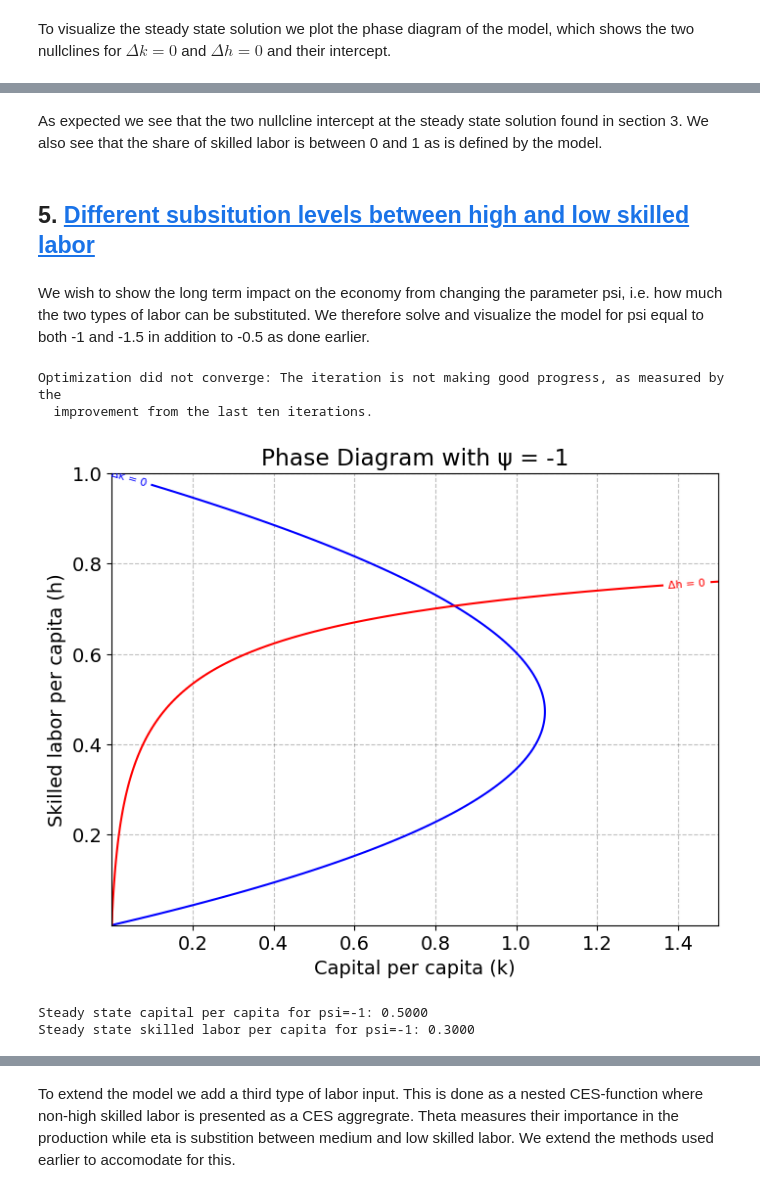
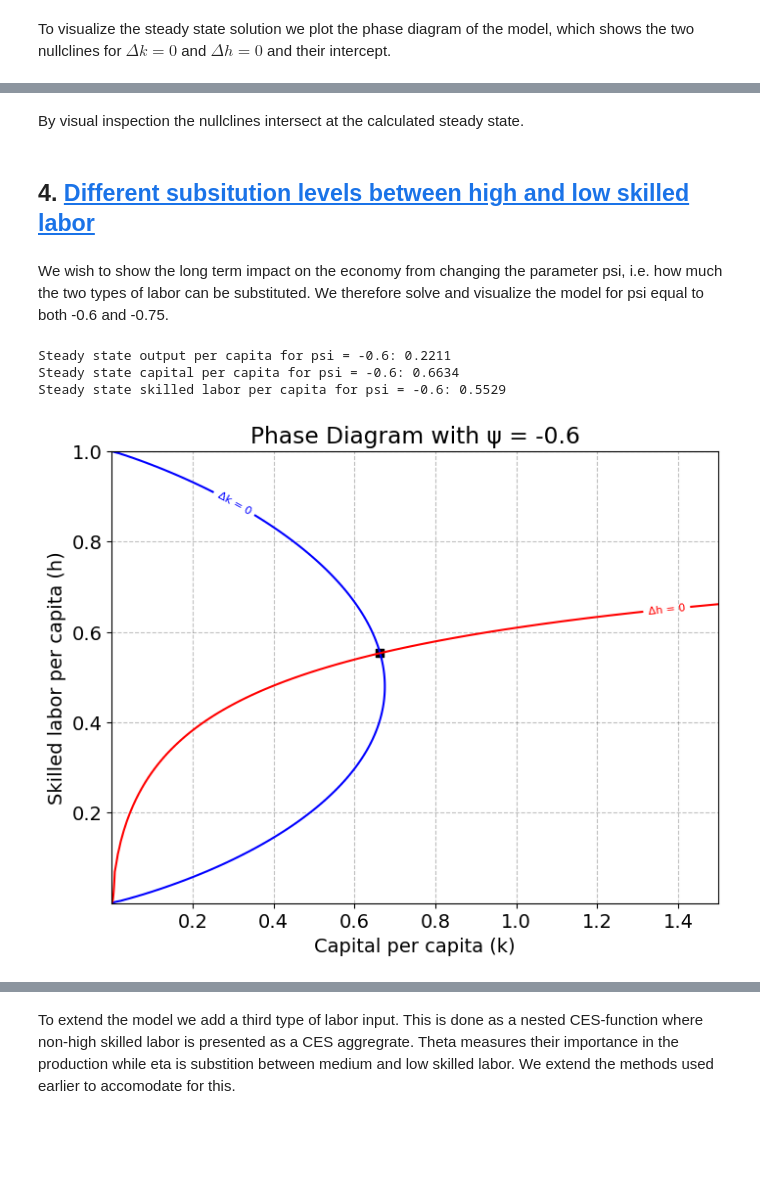
Before and after one commit to NumEconCopenhagen/projects-2024-flation, a Jupyter notebook: modelproject/Model.ipynb, the cells around one changed output, grey strips where cells are left out. Saved outputs shown, nothing was run; the diff lists cells and outputs as text; code cells hidden in the pictures; blank space fills up the shorter version.

```diff
--- a/modelproject/Model.ipynb
+++ b/modelproject/Model.ipynb
@@ -74,8 +70,8 @@ Steady state skilled labor per capita: 0.4449
 To visualize the steady state solution we plot the phase diagram of the model, which shows the two nullclines for $\Delta k = 0$ and $\Delta h = 0$ and their intercept.
 # %%
 # Ranges for plot
-k_range = np.linspace(1e-06, 1.5, 1000) ; h_range = np.linspace(1e-06, 1, 1000)
+k_range = np.linspace(1e-06, 1.5, 200) ; h_range = np.linspace(1e-06, 1, 200)
 
 # Function to model the phase diagram
-model.plot_phase_diagram(k_range, h_range, psi = -0.5)
+model.plot_phase_diagram(k_range, h_range, psi = -0.45)
 # %% [output]
@@ -83,18 +79,19 @@ model.plot_phase_diagram(k_range, h_range, psi = -0.5)
-# %% [markdown]
-As expected we see that the two nullcline intercept at the steady state solution found in section 3. We also see that the share of skilled labor is between 0 and 1 as is defined by the model.
+# %% [markdown]
+By visual inspection the nullclines intersect at the calculated steady state.
 # %% [markdown]
-## 5. <a id='toc1_'></a>[Different subsitution levels between high and low skilled labor](#toc0_)
+## 4. <a id='toc1_'></a>[Different subsitution levels between high and low skilled labor](#toc0_)
 # %% [markdown]
-We wish to show the long term impact on the economy from changing the parameter psi, i.e. how much the two types of labor can be substituted. We therefore solve and visualize the model for psi equal to both -1 and -1.5 in addition to -0.5 as done earlier.
+We wish to show the long term impact on the economy from changing the parameter psi, i.e. how much the two types of labor can be substituted. We therefore solve and visualize the model for psi equal to both -0.6 and -0.75.
 # %%
-k_ss, h_ss = model.find_steady_state(k_init, h_init, psi = -1)
-model.plot_phase_diagram(k_range, h_range, psi = -1)
-print(f'Steady state capital per capita for psi=-1: {k_ss:.4f}')
-print(f'Steady state skilled labor per capita for psi=-1: {h_ss:.4f}')
+k_ss, h_ss, y_ss = model.find_steady_state(k_init, h_init, psi = -0.6)
+model.plot_phase_diagram(k_range, h_range, psi = -0.6)
+
+print(f'Steady state output per capita for psi = -0.6: {y_ss:.4f}')
+print(f'Steady state capital per capita for psi = -0.6: {k_ss:.4f}')
+print(f'Steady state skilled labor per capita for psi = -0.6: {h_ss:.4f}')
 # %% [output]
-Optimization did not converge: The iteration is not making good progress, as measured by the
-  improvement from the last ten iterations.
+Steady state output per capita for psi = -0.6: 0.2211
+Steady state capital per capita for psi = -0.6: 0.6634
+Steady state skilled labor per capita for psi = -0.6: 0.5529
-[figure, old version]
+[figure, new version]
-Steady state capital per capita for psi=-1: 0.5000
-Steady state skilled labor per capita for psi=-1: 0.3000
 # %%
```
Also changed, not shown: parts of 16 cells of this notebook, 7 other files.
